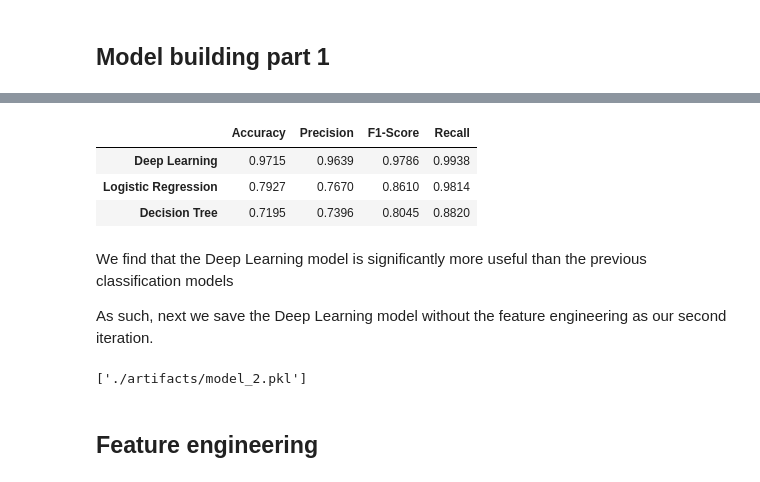
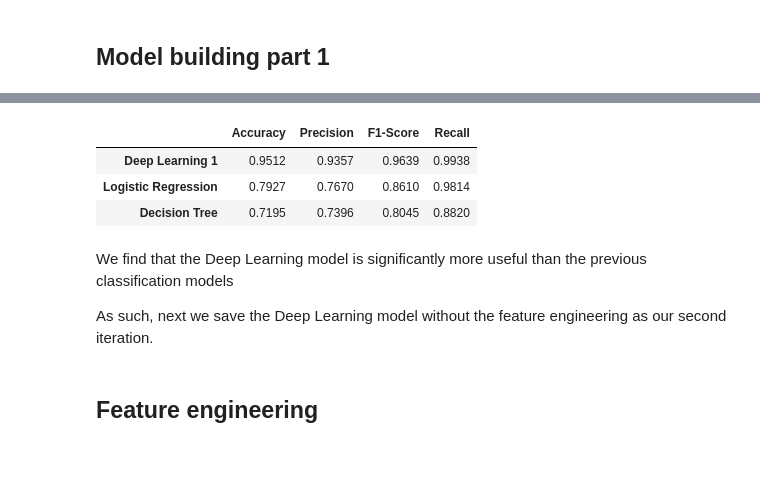
Before and after one commit to MichaelPautz28/Machine-Learning-382-IT-Course, a Jupyter notebook: modeling.ipynb, the cells around one changed output, grey strips where cells are left out. Drawn from its saved outputs; the diff is of its cells as text; code cells hidden in the pictures.

```diff
--- a/modeling.ipynb
+++ b/modeling.ipynb
@@ -569,22 +569,22 @@ Epoch 20/20
 # %%
 # Comparing Deep Learning to previous algorithms
-metrics = {
+metrics_2 = {
         'Accuracy': accuracy_scores,
         'Precision': precisions,
         'F1-Score': f1_scores,
         'Recall': recalls
     }
 
 pd.DataFrame(
-    data=metrics,
-    index=['Logistic Regression', 'Decision Tree','Deep Learning']
+    data=metrics_2,
+    index=['Logistic Regression', 'Decision Tree','Deep Learning 1']
 ).sort_values(
     by='Accuracy',
     ascending=False
 )
 # %% [output]
 |  | Accuracy | Precision | F1-Score | Recall |
-| Deep Learning | 0.9715 | 0.9639 | 0.9786 | 0.9938 |
+| Deep Learning 1 | 0.9512 | 0.9357 | 0.9639 | 0.9938 |
 | Logistic Regression | 0.7927 | 0.7670 | 0.8610 | 0.9814 |
 | Decision Tree | 0.7195 | 0.7396 | 0.8045 | 0.8820 |
 # %% [markdown]
@@ -593,8 +593,6 @@ We find that the Deep Learning model is significantly more useful than the previ
 As such, next we save the Deep Learning model without the feature engineering as our second iteration.
 # %%
 # Saving second iteration of Deep Learning model
-joblib.dump(model, './artifacts/model_2.pkl')
+#joblib.dump(model, './artifacts/model_2.pkl')
-# %% [output]
-['./artifacts/model_2.pkl']
 # %% [markdown]
 ## __Feature engineering__
```
Also changed, not shown: parts of 6 cells of this notebook.
